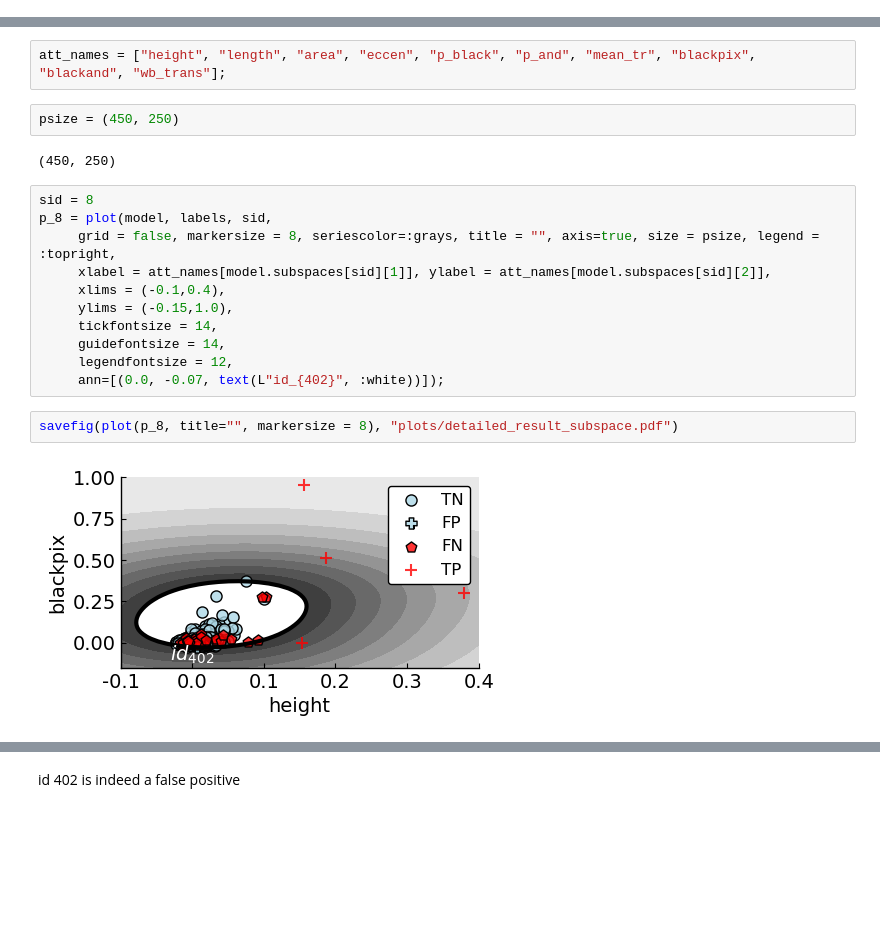
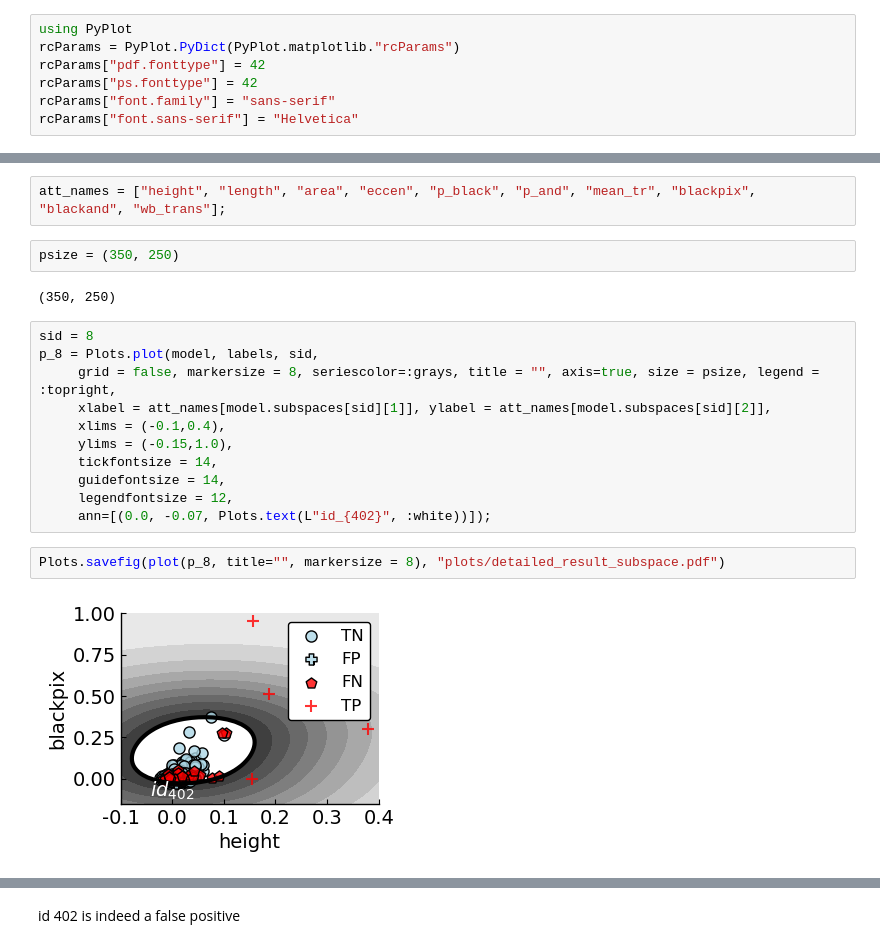
Before and after one commit to holtri/subsvdd-evaluation, a Jupyter notebook: notebooks/illustration_page-data-example.ipynb, the cells around one changed output, grey strips where cells are left out. Saved outputs shown, nothing was run; the diff lists cells and outputs as text; blank space fills up the shorter version.

```diff
--- a/notebooks/illustration_page-data-example.ipynb
+++ b/notebooks/illustration_page-data-example.ipynb
@@ -16,3 +16,10 @@ include(joinpath(@__DIR__, "..", "scripts", "subspace_util.jl"))
 include(joinpath(@__DIR__, "notebook_util.jl"));
 
 solver = with_optimizer(Gurobi.Optimizer; OutputFlag=0, Threads=1);
+# %%
+using PyPlot
+rcParams = PyPlot.PyDict(PyPlot.matplotlib."rcParams")
+rcParams["pdf.fonttype"] = 42
+rcParams["ps.fonttype"] = 42
+rcParams["font.family"] = "sans-serif"
+rcParams["font.sans-serif"] = "Helvetica"
@@ -199,12 +209,12 @@ Original attribute description from https://archive.ics.uci.edu/ml/machine-learn
 # %%
 att_names = ["height", "length", "area", "eccen", "p_black", "p_and", "mean_tr", "blackpix", "blackand", "wb_trans"];
 # %%
-psize = (450, 250)
+psize = (350, 250)
 # %% [output]
-(450, 250)
+(350, 250)
 # %%
 sid = 8
-p_8 = plot(model, labels, sid,
+p_8 = Plots.plot(model, labels, sid,
      grid = false, markersize = 8, seriescolor=:grays, title = "", axis=true, size = psize, legend = :topright,
      xlabel = att_names[model.subspaces[sid][1]], ylabel = att_names[model.subspaces[sid][2]],
      xlims = (-0.1,0.4),
@@ -212,8 +222,8 @@ p_8 = plot(model, labels, sid,
      tickfontsize = 14,
      guidefontsize = 14,
      legendfontsize = 12,
-     ann=[(0.0, -0.07, text(L"id_{402}", :white))]);
+     ann=[(0.0, -0.07, Plots.text(L"id_{402}", :white))]);
 # %%
-savefig(plot(p_8, title="", markersize = 8), "plots/detailed_result_subspace.pdf")
+Plots.savefig(plot(p_8, title="", markersize = 8), "plots/detailed_result_subspace.pdf")
 # %% [output]
-[figure, old version]
+[figure, new version]
```
Also changed, not shown: parts of 9 cells of this notebook, 2 other files.
